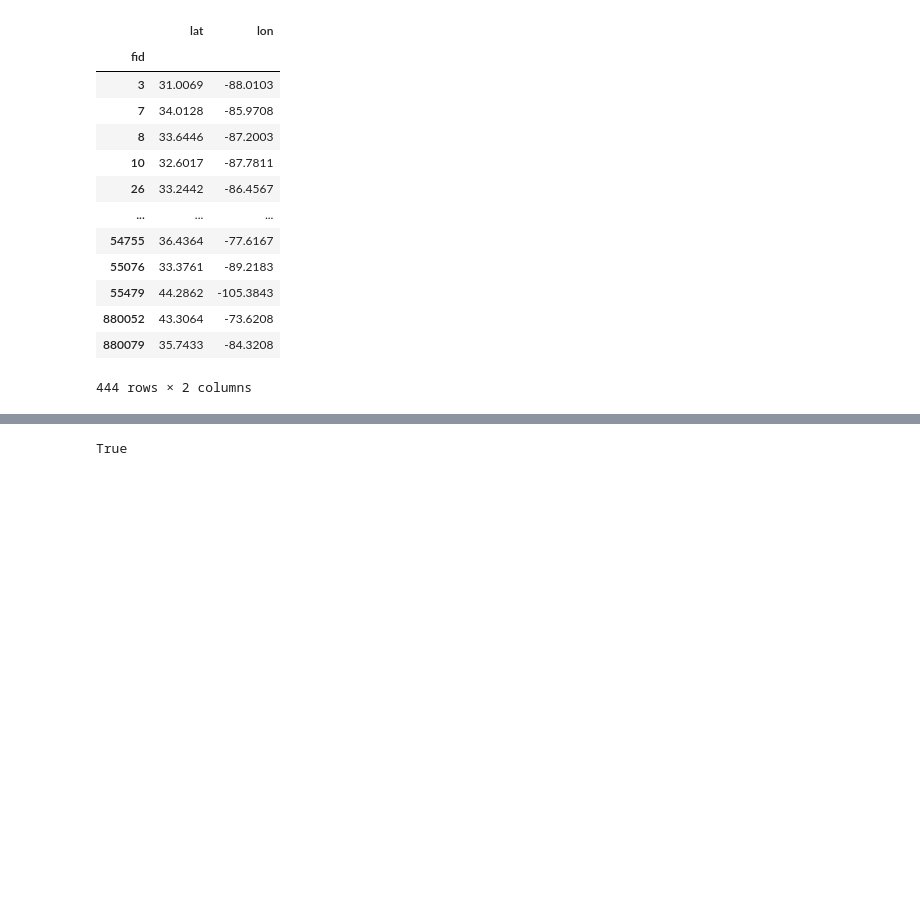
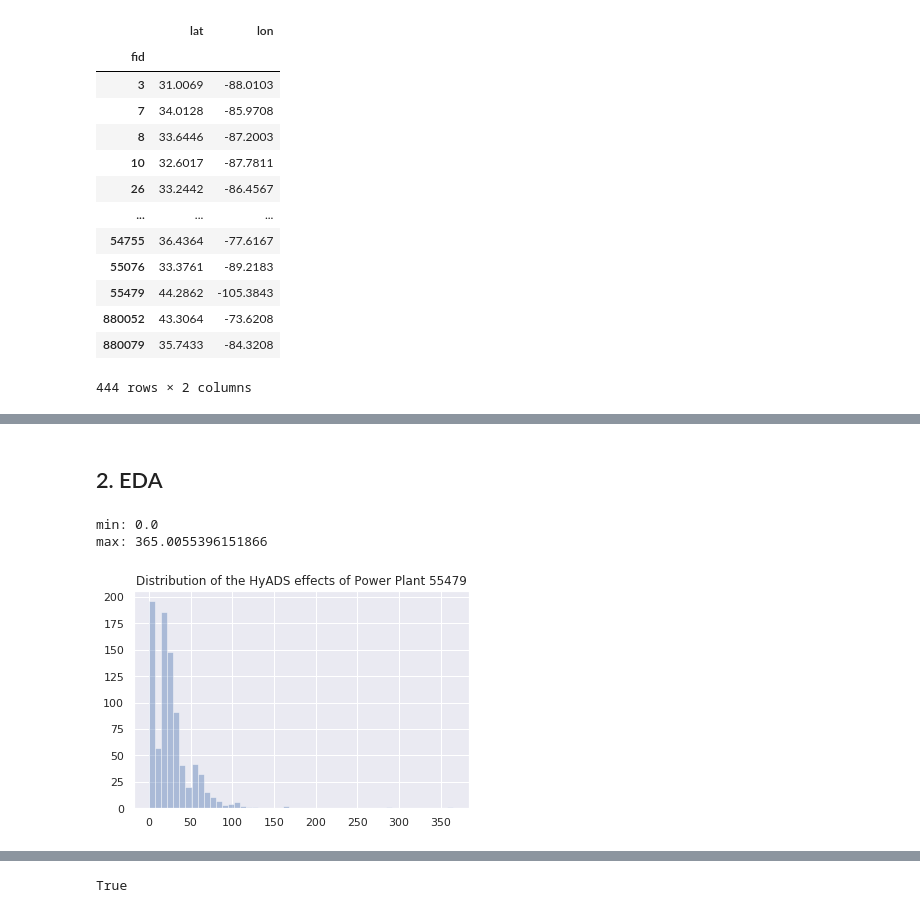
Before and after one commit to mauriciogtec/power-plants, a Jupyter notebook: hyads_mixture.ipynb, the cells around one changed output, grey strips where cells are left out. Cells and saved outputs as stored; diff of their text form; code cells hidden in the pictures; blank space fills up the shorter version.

Commit message:
udpate hyads notebook

```diff
--- a/hyads_mixture.ipynb
+++ b/hyads_mixture.ipynb
@@ -92,0 +95,14 @@ For now, let's fix the number of components
+# %% [markdown]
+## 2. EDA
+# %%
+i = np.random.choice(range(hyads.shape[0]))
+x = hyads[i,:]
+sns.distplot(x, kde=False)
+plt.title(f"Distribution of the HyADS effects of Power Plant {hyads_df.index[i]}")
+
+print("min:", x.min())
+print("max:", x.max())
+# %% [output]
+min: 0.0
+max: 365.0055396151866
+[figure, added]
```
Also changed, not shown: parts of 28 cells of this notebook.
